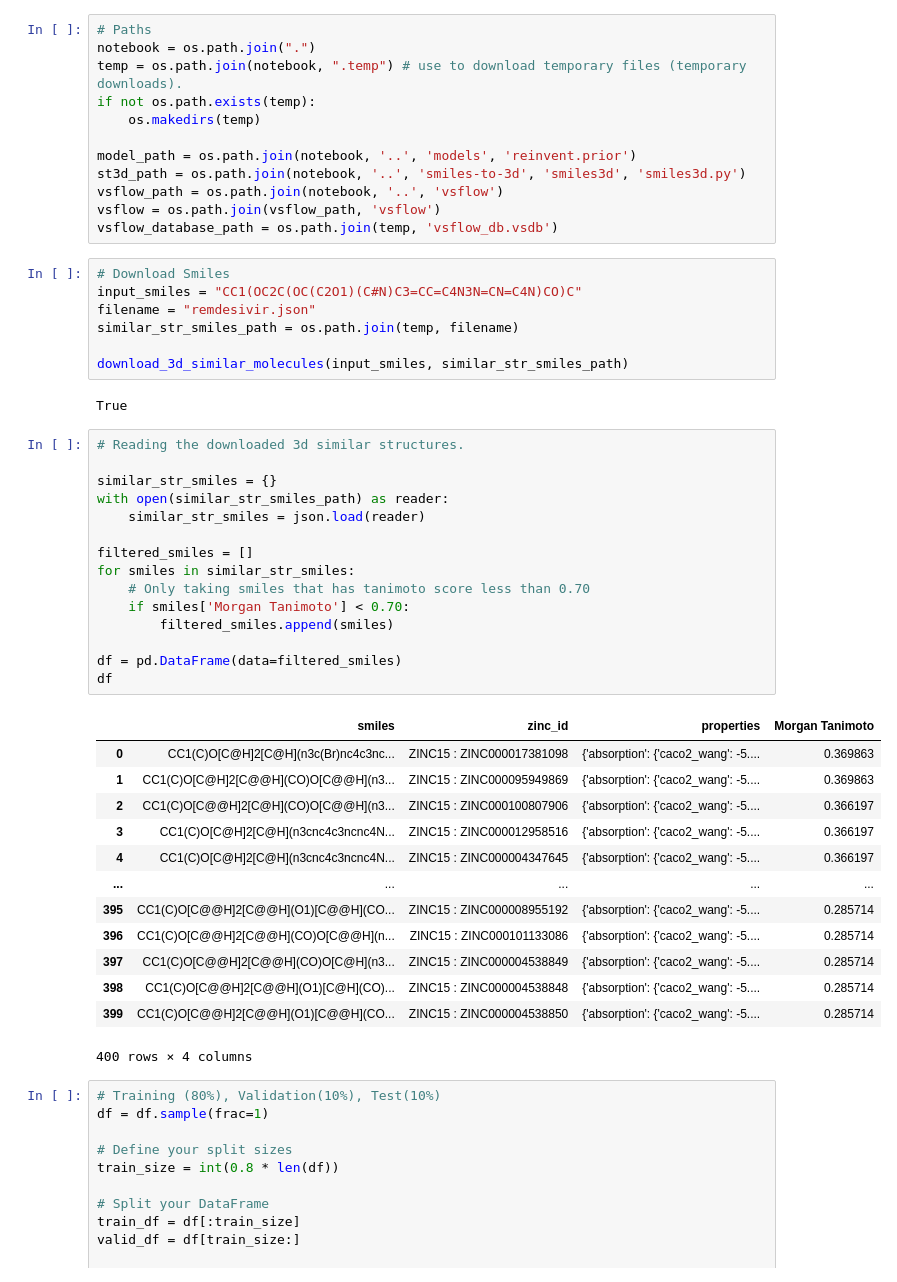
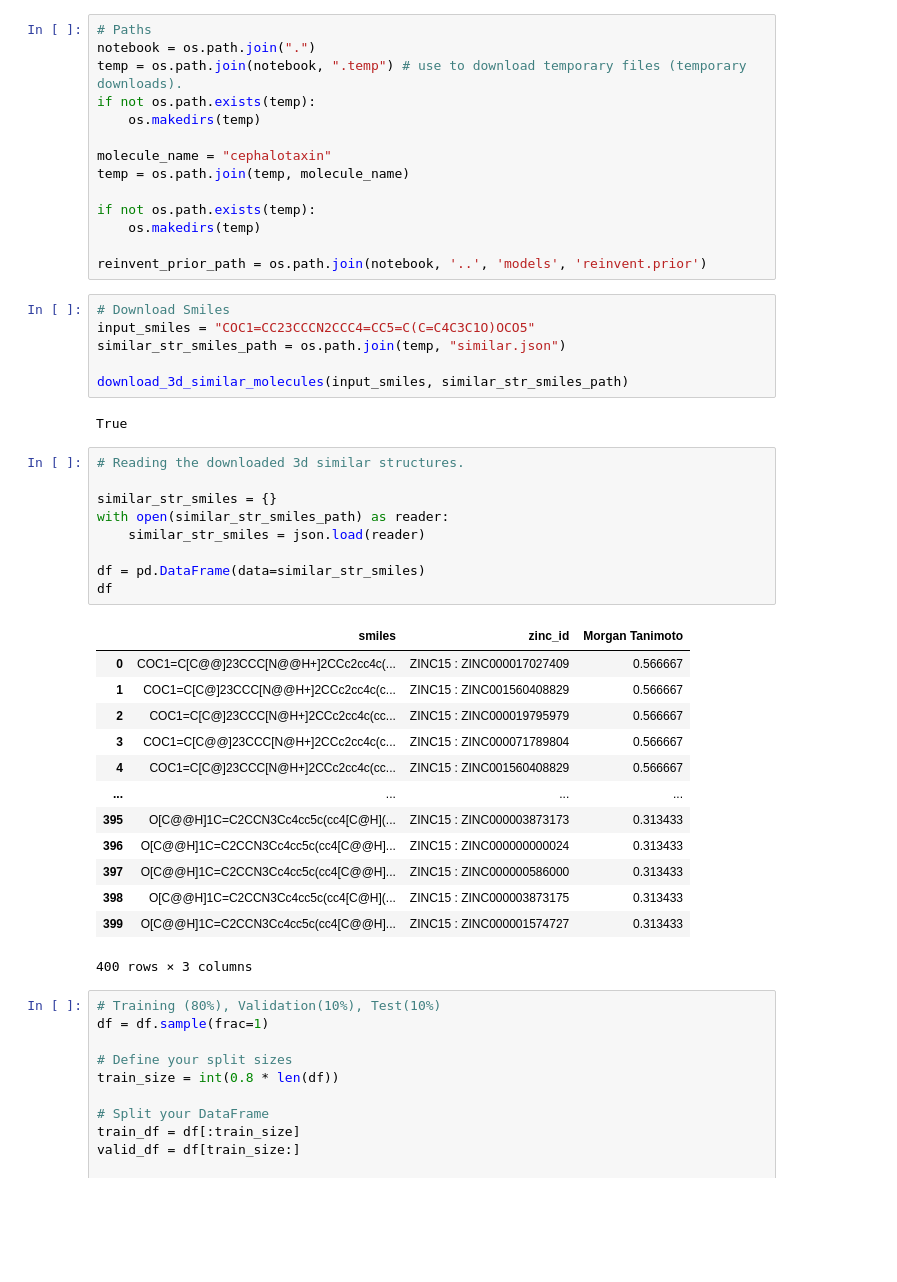
Before and after one commit to ankitskvmdam/reinvent-transfer-learning, a Jupyter notebook: notebooks/TransferLearning.ipynb, the cells around one changed output. Saved outputs shown, nothing was run; the diff lists cells and outputs as text; blank space fills up the shorter version.

```diff
--- a/notebooks/TransferLearning.ipynb
+++ b/notebooks/TransferLearning.ipynb
@@ -14,16 +19,17 @@ temp = os.path.join(notebook, ".temp") # use to download temporary files (tempor
 if not os.path.exists(temp):
     os.makedirs(temp)
 
-model_path = os.path.join(notebook, '..', 'models', 'reinvent.prior')
-st3d_path = os.path.join(notebook, '..', 'smiles-to-3d', 'smiles3d', 'smiles3d.py')
-vsflow_path = os.path.join(notebook, '..', 'vsflow')
-vsflow = os.path.join(vsflow_path, 'vsflow')
-vsflow_database_path = os.path.join(temp, 'vsflow_db.vsdb')
+molecule_name = "cephalotaxin"
+temp = os.path.join(temp, molecule_name)
+
+if not os.path.exists(temp):
+    os.makedirs(temp)
+
+reinvent_prior_path = os.path.join(notebook, '..', 'models', 'reinvent.prior')
 # %%
 # Download Smiles
-input_smiles = "CC1(OC2C(OC(C2O1)(C#N)C3=CC=C4N3N=CN=C4N)CO)C"
-filename = "remdesivir.json"
-similar_str_smiles_path = os.path.join(temp, filename)
+input_smiles = "COC1=CC23CCCN2CCC4=CC5=C(C=C4C3C1O)OCO5"
+similar_str_smiles_path = os.path.join(temp, "similar.json")
 
 download_3d_similar_molecules(input_smiles, similar_str_smiles_path)
 # %% [output]
@@ -31,32 +37,26 @@ True
 # %%
 # Reading the downloaded 3d similar structures.
 
 similar_str_smiles = {}
 with open(similar_str_smiles_path) as reader:
     similar_str_smiles = json.load(reader)
 
-filtered_smiles = []
-for smiles in similar_str_smiles:
-    # Only taking smiles that has tanimoto score less than 0.70
-    if smiles['Morgan Tanimoto'] < 0.70:
-        filtered_smiles.append(smiles)
-
-df = pd.DataFrame(data=filtered_smiles)
+df = pd.DataFrame(data=similar_str_smiles)
 df
 # %% [output]
-|  | smiles | zinc_id | properties | Morgan Tanimoto |
-| 0 | CC1(C)O[C@H]2[C@H](n3c(Br)nc4c3nc... | ZINC15 : ZINC000017381098 | {'absorption': {'caco2_wang': -5.... | 0.369863 |
-| 1 | CC1(C)O[C@H]2[C@@H](CO)O[C@@H](n3... | ZINC15 : ZINC000095949869 | {'absorption': {'caco2_wang': -5.... | 0.369863 |
-| 2 | CC1(C)O[C@@H]2[C@H](CO)O[C@@H](n3... | ZINC15 : ZINC000100807906 | {'absorption': {'caco2_wang': -5.... | 0.366197 |
-| 3 | CC1(C)O[C@H]2[C@H](n3cnc4c3ncnc4N... | ZINC15 : ZINC000012958516 | {'absorption': {'caco2_wang': -5.... | 0.366197 |
-| 4 | CC1(C)O[C@H]2[C@H](n3cnc4c3ncnc4N... | ZINC15 : ZINC000004347645 | {'absorption': {'caco2_wang': -5.... | 0.366197 |
-| ... | ... | ... | ... | ... |
-| 395 | CC1(C)O[C@@H]2[C@@H](O1)[C@@H](CO... | ZINC15 : ZINC000008955192 | {'absorption': {'caco2_wang': -5.... | 0.285714 |
-| 396 | CC1(C)O[C@@H]2[C@@H](CO)O[C@@H](n... | ZINC15 : ZINC000101133086 | {'absorption': {'caco2_wang': -5.... | 0.285714 |
-| 397 | CC1(C)O[C@@H]2[C@@H](CO)O[C@H](n3... | ZINC15 : ZINC000004538849 | {'absorption': {'caco2_wang': -5.... | 0.285714 |
-| 398 | CC1(C)O[C@@H]2[C@@H](O1)[C@H](CO)... | ZINC15 : ZINC000004538848 | {'absorption': {'caco2_wang': -5.... | 0.285714 |
-| 399 | CC1(C)O[C@@H]2[C@@H](O1)[C@@H](CO... | ZINC15 : ZINC000004538850 | {'absorption': {'caco2_wang': -5.... | 0.285714 |
+|  | smiles | zinc_id | Morgan Tanimoto |
+| 0 | COC1=C[C@@]23CCC[N@@H+]2CCc2cc4c(... | ZINC15 : ZINC000017027409 | 0.566667 |
+| 1 | COC1=C[C@]23CCC[N@@H+]2CCc2cc4c(c... | ZINC15 : ZINC001560408829 | 0.566667 |
+| 2 | COC1=C[C@]23CCC[N@H+]2CCc2cc4c(cc... | ZINC15 : ZINC000019795979 | 0.566667 |
+| 3 | COC1=C[C@@]23CCC[N@H+]2CCc2cc4c(c... | ZINC15 : ZINC000071789804 | 0.566667 |
+| 4 | COC1=C[C@]23CCC[N@H+]2CCc2cc4c(cc... | ZINC15 : ZINC001560408829 | 0.566667 |
+| ... | ... | ... | ... |
+| 395 | O[C@@H]1C=C2CCN3Cc4cc5c(cc4[C@H](... | ZINC15 : ZINC000003873173 | 0.313433 |
+| 396 | O[C@@H]1C=C2CCN3Cc4cc5c(cc4[C@@H]... | ZINC15 : ZINC000000000024 | 0.313433 |
+| 397 | O[C@@H]1C=C2CCN3Cc4cc5c(cc4[C@@H]... | ZINC15 : ZINC000000586000 | 0.313433 |
+| 398 | O[C@@H]1C=C2CCN3Cc4cc5c(cc4[C@H](... | ZINC15 : ZINC000003873175 | 0.313433 |
+| 399 | O[C@@H]1C=C2CCN3Cc4cc5c(cc4[C@@H]... | ZINC15 : ZINC000001574727 | 0.313433 |
-400 rows × 4 columns
+400 rows × 3 columns
 # %%
 # Training (80%), Validation(10%), Test(10%)
 df = df.sample(frac=1)
```
Also changed, not shown: parts of 15 cells of this notebook.
